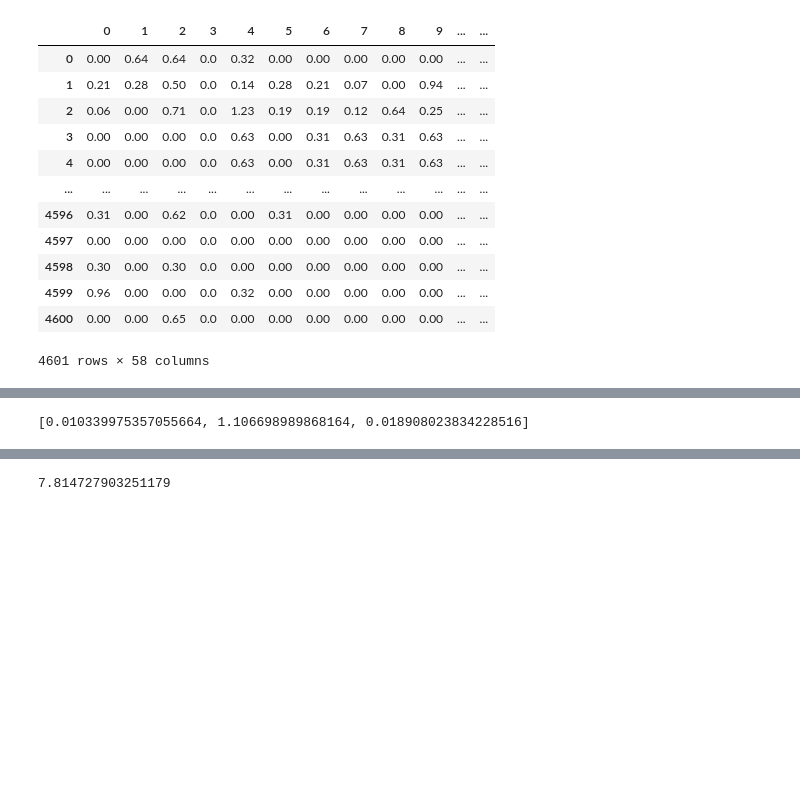
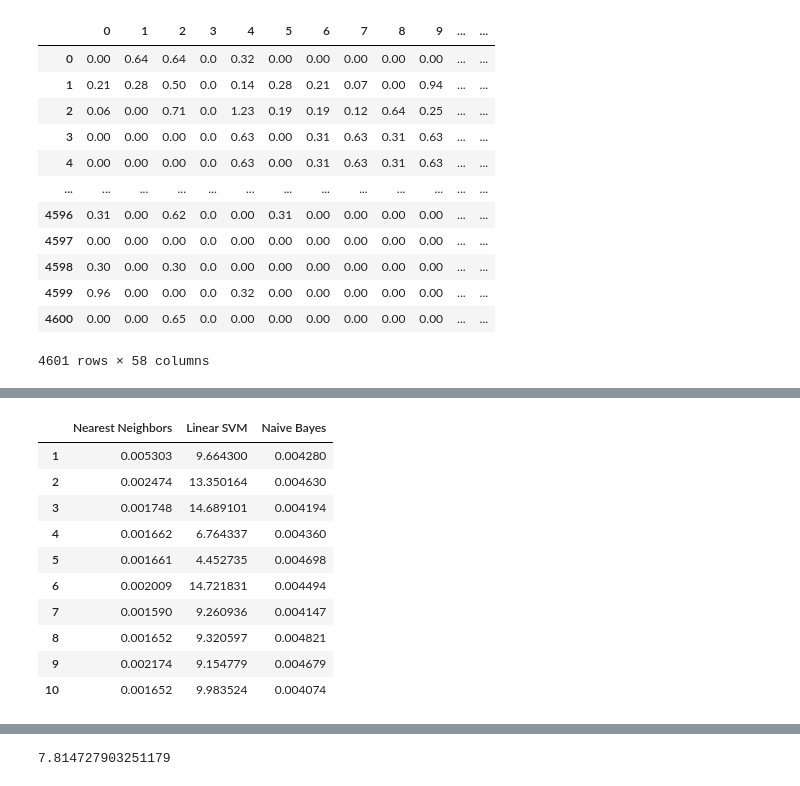
Before and after one commit to toksdprogrammer1/mlassignment2, a Jupyter notebook: SupervisedClassification.ipynb, the cells around one changed output, grey strips where cells are left out. Drawn from its saved outputs; the diff is of its cells as text; code cells hidden in the pictures; blank space fills up the shorter version.

```diff
--- a/SupervisedClassification.ipynb
+++ b/SupervisedClassification.ipynb
@@ -94,24 +81,24 @@ classifiers = [
 ]
 # %%
 # iterate over classifiers
-fold = KFold(n_splits=10, random_state=1, shuffle=True)
-performance = []
-accuracy = []
-f_measure = []
-evaluation_measure = {}
-cross_validation_result = {}
-for name, clf in zip(names, classifiers):
-    start = time.time()
-    clf.fit(X_train, y_train)
-    end = time.time()
-    performance.append(end - start)
-    evaluation_measure["Training Time"] = performance
-    #score = clf.score(X_test, y_test)
-    y_pred = clf.predict(X_test) # make predictions on test set
-    acc = accuracy_score(y_test.values, y_pred)
-    accuracy.append(acc)
-    evaluation_measure["Accuracy"] = accuracy
-    f_score = f1_score(y_test.values, y_pred)
-    f_measure.append(f_score)
-    evaluation_measure["F Measure"] = f_measure
-    cross_validation_result[name] = cross_val_score(clf, x, y, scoring='accuracy', cv=fold , n_jobs=-1)
+performance = {"Nearest Neighbors" : [], "Linear SVM": [], "Naive Bayes": []}
+accuracy = {"Nearest Neighbors" : [], "Linear SVM": [], "Naive Bayes": []}
+f_measure = {"Nearest Neighbors" : [], "Linear SVM": [], "Naive Bayes": []}
+fold = []
+
+def train_model(train, test, fold_no):
+    X_train = train.iloc[:, 0:57]
+    y_train = train[57]
+    X_test = test.iloc[:, 0:57]
+    y_test = test[57]
+    for name, clf in zip(names, classifiers):
+        start = time.time()
+        clf.fit(X_train, y_train)
+        end = time.time()
+        performance[name].append(end - start)
+        y_pred = clf.predict(X_test) # make predictions on test set
+        acc = accuracy_score(y_test.values, y_pred)
+        accuracy[name].append(acc)
+        f_score = f1_score(y_test.values, y_pred)
+        f_measure[name].append(f_score)
+    fold.append(fold_no)
@@ -118,5 +133,16 @@ for name, clf in zip(names, classifiers):
 # %%
 #1) computational performance in terms of training time,
-performance
+training_time_metrics = pd.DataFrame(performance, index = fold)
+training_time_metrics
 # %% [output]
-[0.010339975357055664, 1.106698989868164, 0.018908023834228516]
+|  | Nearest Neighbors | Linear SVM | Naive Bayes |
+| 1 | 0.005303 | 9.664300 | 0.004280 |
+| 2 | 0.002474 | 13.350164 | 0.004630 |
+| 3 | 0.001748 | 14.689101 | 0.004194 |
+| 4 | 0.001662 | 6.764337 | 0.004360 |
+| 5 | 0.001661 | 4.452735 | 0.004698 |
+| 6 | 0.002009 | 14.721831 | 0.004494 |
+| 7 | 0.001590 | 9.260936 | 0.004147 |
+| 8 | 0.001652 | 9.320597 | 0.004821 |
+| 9 | 0.002174 | 9.154779 | 0.004679 |
+| 10 | 0.001652 | 9.983524 | 0.004074 |
```
Also changed, not shown: parts of 29 cells of this notebook, 1 other file.
